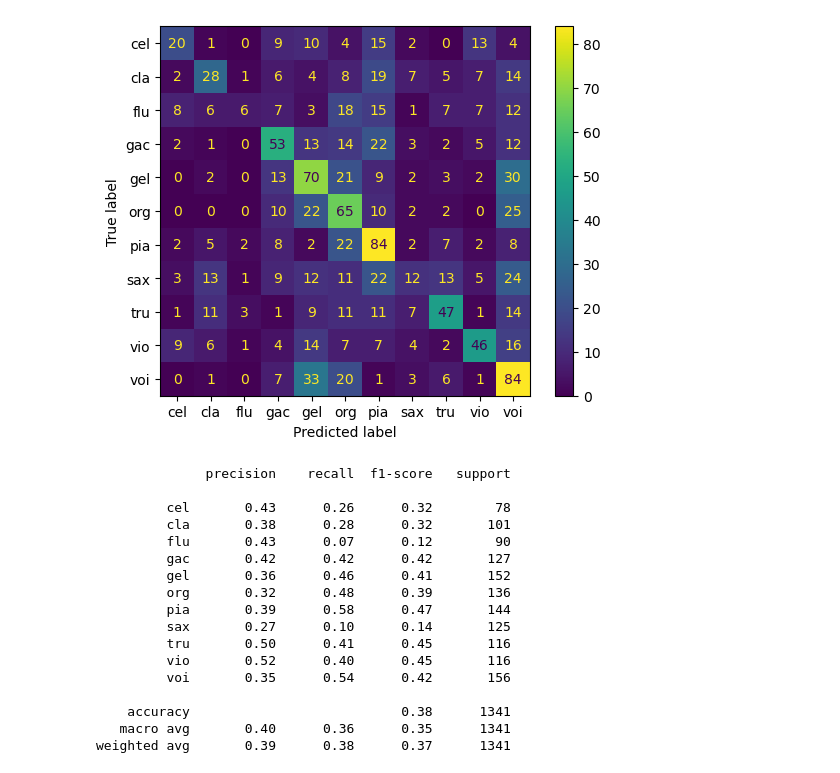
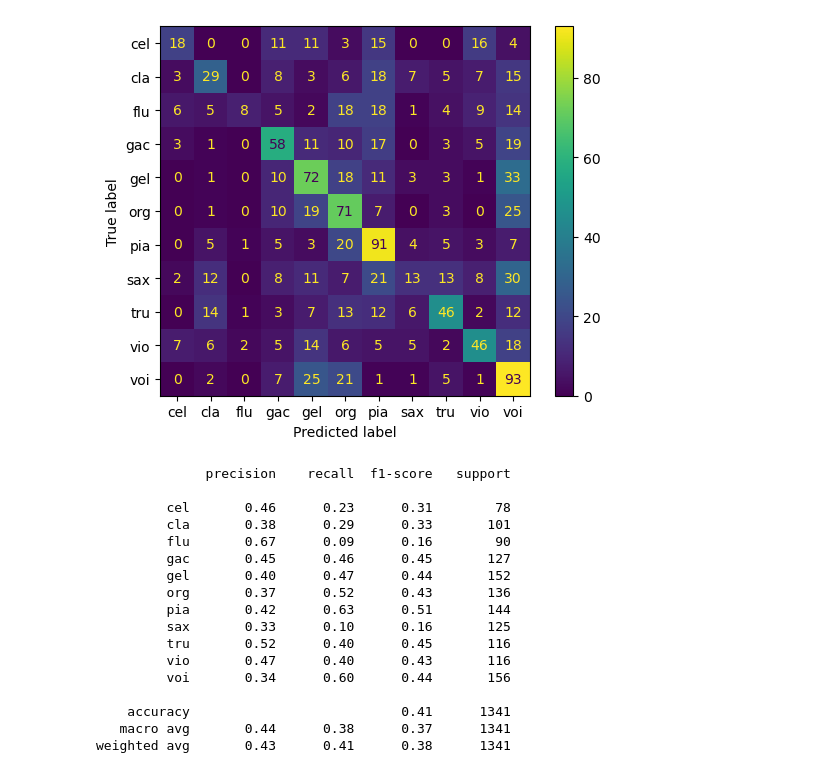
Before and after one commit to matgaj/pum_projekt1, a Jupyter notebook: mfcc_feature_extraction/classification_mfcc.ipynb, the cells around one changed output. Saved outputs shown, nothing was run; the diff lists cells and outputs as text; code cells hidden in the pictures.

```diff
--- a/mfcc_feature_extraction/classification_mfcc.ipynb
+++ b/mfcc_feature_extraction/classification_mfcc.ipynb
@@ -26,35 +26,35 @@ X_train_pca = pca.fit_transform(X_train_scaled)
 X_test_pca = pca.transform(X_test_scaled)
 # %%
 # Klasyfikacja RandomForest
-clf = RandomForestClassifier(n_estimators=100, max_features="sqrt" , random_state=42, n_jobs=-1)
+clf = RandomForestClassifier(n_estimators=200, max_features="sqrt" , random_state=42, n_jobs=-1)
 clf.fit(X_train_scaled, y_train)
 preds = clf.predict(X_test_scaled)
 
 ConfusionMatrixDisplay.from_predictions(y_test, preds)
 plt.show()
 
 # show metrics
 from sklearn.metrics import classification_report
 print(classification_report(y_test, preds))
 # %% [output]
-[figure, old version]
+[figure, new version]
               precision    recall  f1-score   support
 
-         cel       0.43      0.26      0.32        78
-         cla       0.38      0.28      0.32       101
-         flu       0.43      0.07      0.12        90
-         gac       0.42      0.42      0.42       127
-         gel       0.36      0.46      0.41       152
-         org       0.32      0.48      0.39       136
-         pia       0.39      0.58      0.47       144
-         sax       0.27      0.10      0.14       125
-         tru       0.50      0.41      0.45       116
-         vio       0.52      0.40      0.45       116
-         voi       0.35      0.54      0.42       156
+         cel       0.46      0.23      0.31        78
+         cla       0.38      0.29      0.33       101
+         flu       0.67      0.09      0.16        90
+         gac       0.45      0.46      0.45       127
+         gel       0.40      0.47      0.44       152
+         org       0.37      0.52      0.43       136
+         pia       0.42      0.63      0.51       144
+         sax       0.33      0.10      0.16       125
+         tru       0.52      0.40      0.45       116
+         vio       0.47      0.40      0.43       116
+         voi       0.34      0.60      0.44       156
 
-    accuracy                           0.38      1341
-   macro avg       0.40      0.36      0.35      1341
-weighted avg       0.39      0.38      0.37      1341
+    accuracy                           0.41      1341
+   macro avg       0.44      0.38      0.37      1341
+weighted avg       0.43      0.41      0.38      1341
 # %%
 # druga metoda klasyfikacji
 from sklearn.svm import SVC
```
Also changed, not shown: parts of 1 cell of this notebook, 1 other file.
